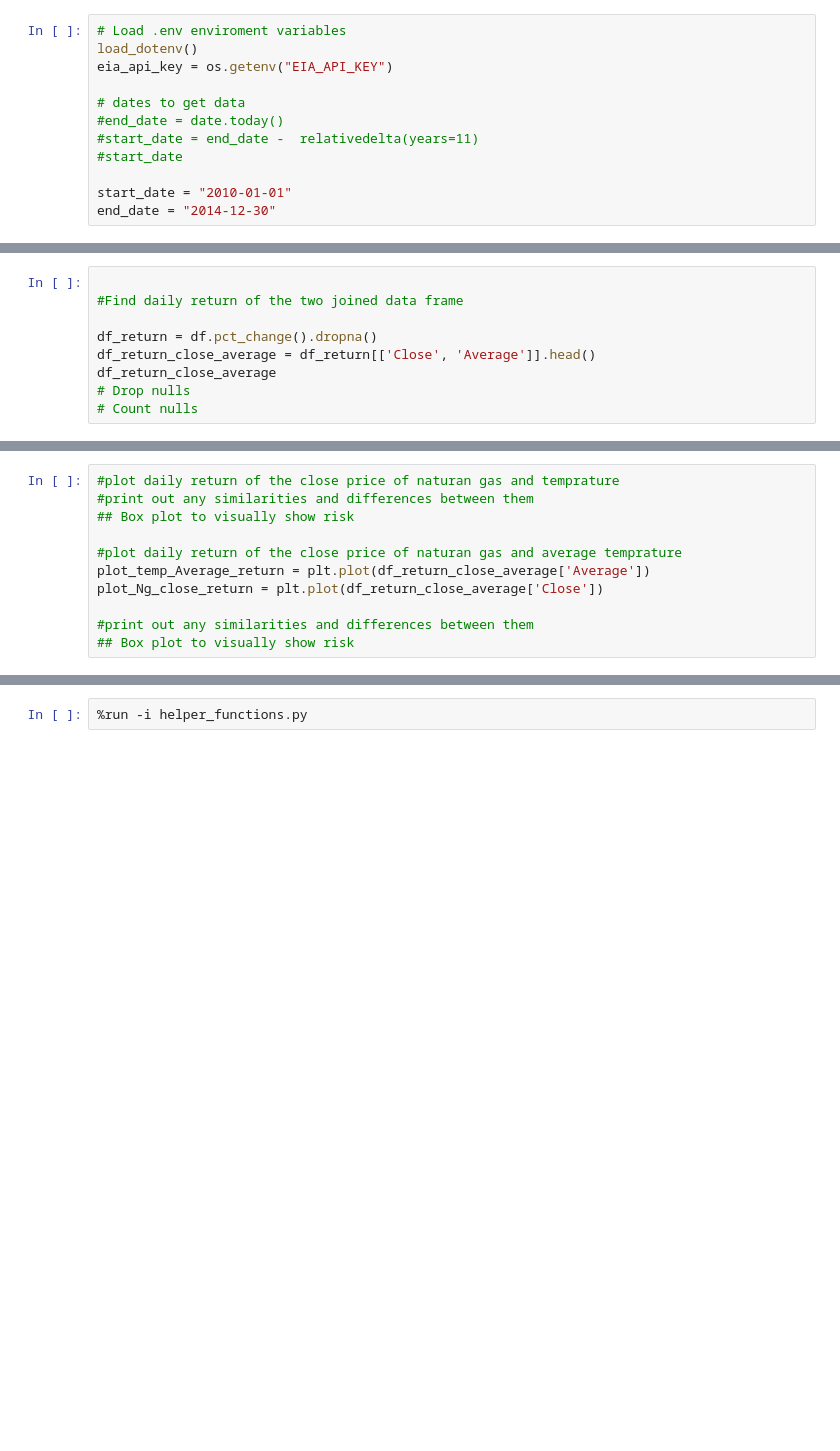
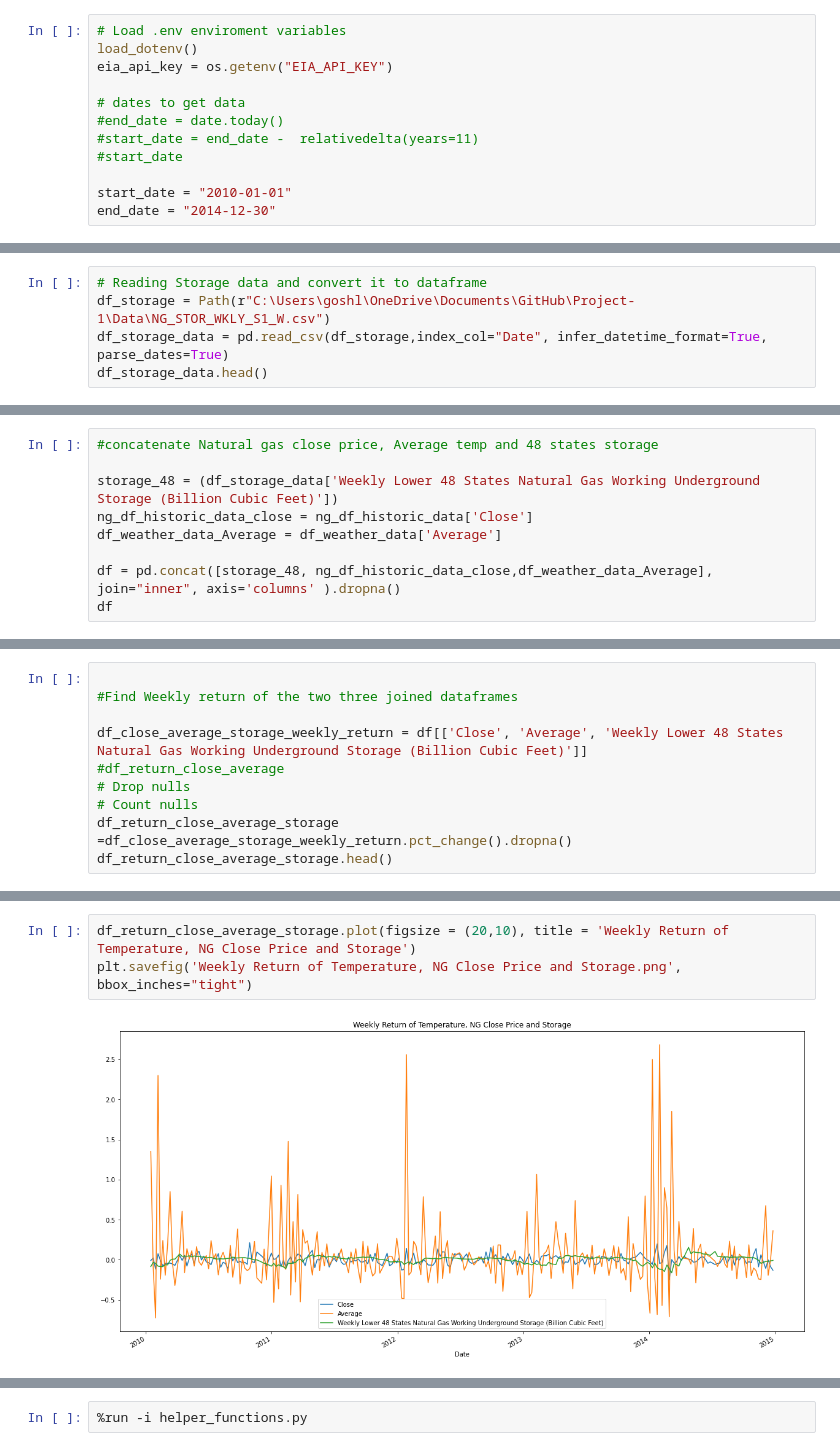
Before and after one commit to SabahatJK/EDA_NG, a Jupyter notebook: Starter Code.ipynb, the cells around one changed output, grey strips where cells are left out. Cells and saved outputs as stored; diff of their text form; blank space fills up the shorter version.

```diff
--- a/Starter Code.ipynb
+++ b/Starter Code.ipynb
@@ -42,3 +45,8 @@ df_weather_data.head()
 | 2010-01-03 | 18 | 6 | 12.0 | -16.7 | 53 | 0 | T | T | 1 |
 | 2010-01-04 | 23 | 16 | 19.5 | -9.1 | 45 | 0 | 0.06 | 1.5 | 1 |
 | 2010-01-05 | 24 | 19 | 21.5 | -7.0 | 43 | 0 | 0.07 | 2 | 2 |
+# %%
+# Reading Storage data and convert it to dataframe
+df_storage = Path(r"C:\Users\goshl\OneDrive\Documents\GitHub\Project-1\Data\NG_STOR_WKLY_S1_W.csv")
+df_storage_data = pd.read_csv(df_storage,index_col="Date", infer_datetime_format=True, parse_dates=True)
+df_storage_data.head()
@@ -124,0 +76,9 @@ KeyError: 'Date'
+# %%
+#concatenate Natural gas close price, Average temp and 48 states storage
+
+storage_48 = (df_storage_data['Weekly Lower 48 States Natural Gas Working Underground Storage (Billion Cubic Feet)'])
+ng_df_historic_data_close = ng_df_historic_data['Close']
+df_weather_data_Average = df_weather_data['Average']
+
+df = pd.concat([storage_48, ng_df_historic_data_close,df_weather_data_Average], join="inner", axis='columns' ).dropna()
+df
@@ -125,9 +138,10 @@ KeyError: 'Date'
 # %%
 
-#Find daily return of the two joined data frame
+#Find Weekly return of the two three joined dataframes
 
-df_return = df.pct_change().dropna()
-df_return_close_average = df_return[['Close', 'Average']].head()
-df_return_close_average
+df_close_average_storage_weekly_return = df[['Close', 'Average', 'Weekly Lower 48 States Natural Gas Working Underground Storage (Billion Cubic Feet)']]
+#df_return_close_average
 # Drop nulls
 # Count nulls
+df_return_close_average_storage =df_close_average_storage_weekly_return.pct_change().dropna()
+df_return_close_average_storage.head()
@@ -134,11 +156,5 @@ df_return_close_average
-# %%
-#plot daily return of the close price of naturan gas and temprature
-#print out any similarities and differences between them
-## Box plot to visually show risk
-
-#plot daily return of the close price of naturan gas and average temprature
-plot_temp_Average_return = plt.plot(df_return_close_average['Average'])
-plot_Ng_close_return = plt.plot(df_return_close_average['Close'])
-
-#print out any similarities and differences between them
-## Box plot to visually show risk
+# %%
+df_return_close_average_storage.plot(figsize = (20,10), title = 'Weekly Return of Temperature, NG Close Price and Storage')
+plt.savefig('Weekly Return of Temperature, NG Close Price and Storage.png', bbox_inches="tight")
+# %% [output]
+[figure, added]
```
Also changed, not shown: parts of 19 cells of this notebook.
